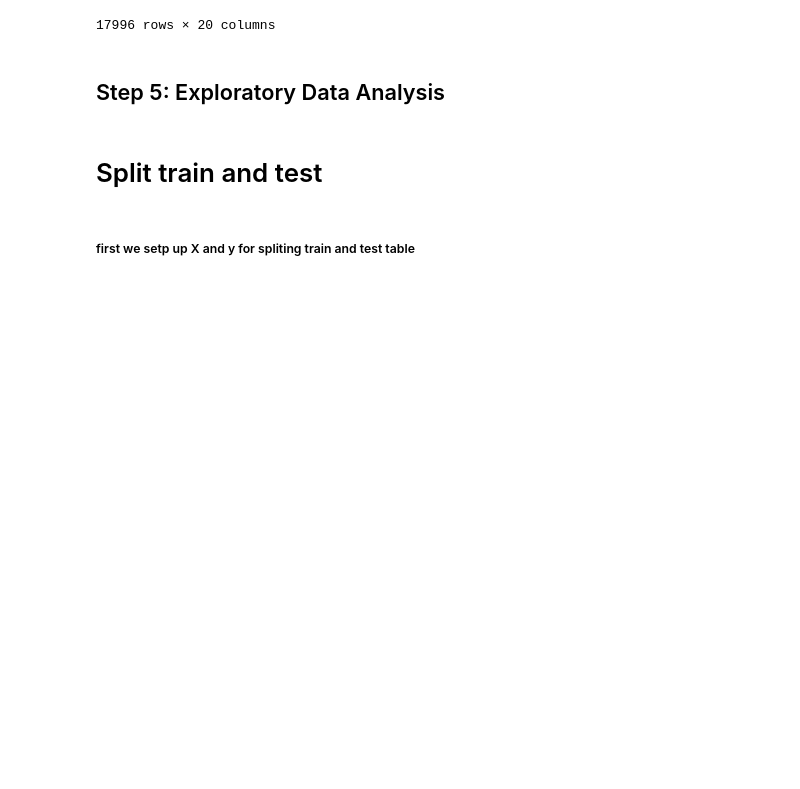
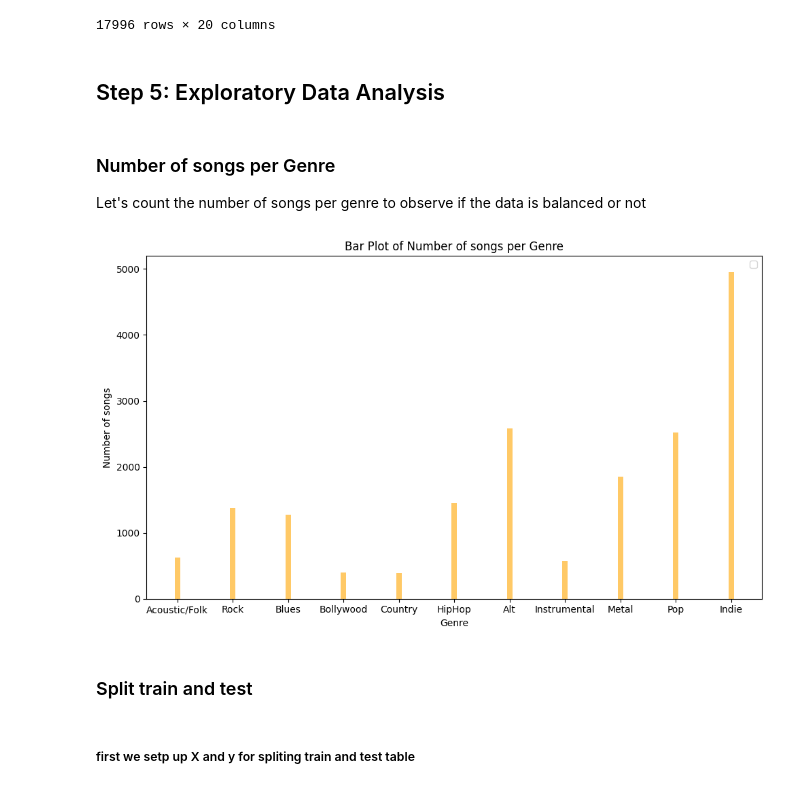
Before and after one commit to Hugo-Leyx-valade/projet-ML, a Jupyter notebook: project_code.ipynb, the cells around one changed output. Saved outputs shown, nothing was run; the diff lists cells and outputs as text; code cells hidden in the pictures; blank space fills up the shorter version.

Commit message:
Added bar plot number of songs per genre and continued step 8

```diff
--- a/project_code.ipynb
+++ b/project_code.ipynb
@@ -368,8 +368,53 @@ df.rename(columns={"duration_in_min/ms": "duration_in_ms"})
 17996 rows × 20 columns
 # %% [markdown]
 ## Step 5: Exploratory Data Analysis
+# %% [markdown]
+### Number of songs per Genre
+Let's count the number of songs per genre to observe if the data is balanced or not
+# %%
+y = df['class'].values
+unique, counts = np.unique(y, return_counts=True)
+dict(zip(unique, counts))
+
+bar_width = 0.1
+#x = np.arange(len(unique))
+
+# Create the plot
+plt.figure(figsize=(10, 6))
+
+# Plot the bars
+plt.bar(unique, counts, bar_width, color='orange', alpha=0.6)
+
+# Add labels and title
+plt.xlabel('Genre')
+plt.ylabel('Number of songs')
+plt.title('Bar Plot of Number of songs per Genre')
+
+# Add x-ticks
+plt.xticks(x, [
+    "Acoustic/Folk",  # Class 0
+    "Rock",           # Class 1
+    "Blues",          # Class 2
+    "Bollywood",      # Class 3
+    "Country",        # Class 4
+    "HipHop",         # Class 5
+    "Alt",            # Class 6
+    "Instrumental",   # Class 7
+    "Metal",          # Class 8
+    "Pop",            # Class 9
+    "Indie"           # Class 10
+])
+
+# Add legend
+plt.legend()
+
+# Show the plot
+plt.tight_layout()
+plt.show()
+# %% [output]
+[figure, added]
 # %% [markdown]
-# Split train and test
+### Split train and test
 # %% [markdown]
 ##### first we setp up X and y for spliting train and test table
 # %%
```
Also changed, not shown: parts of 2 cells of this notebook.
